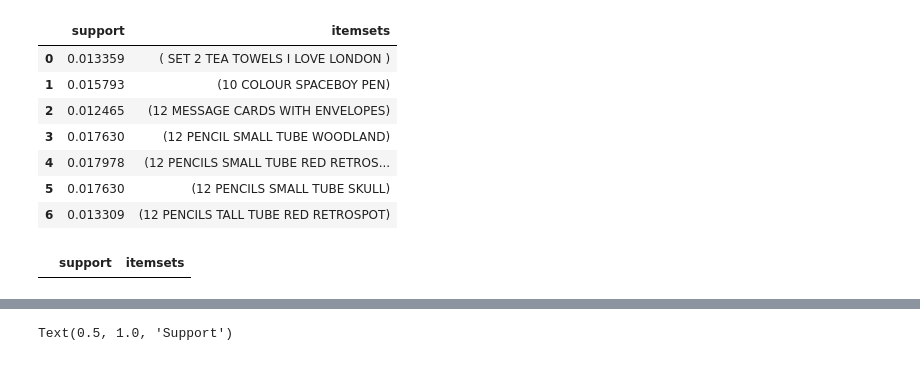
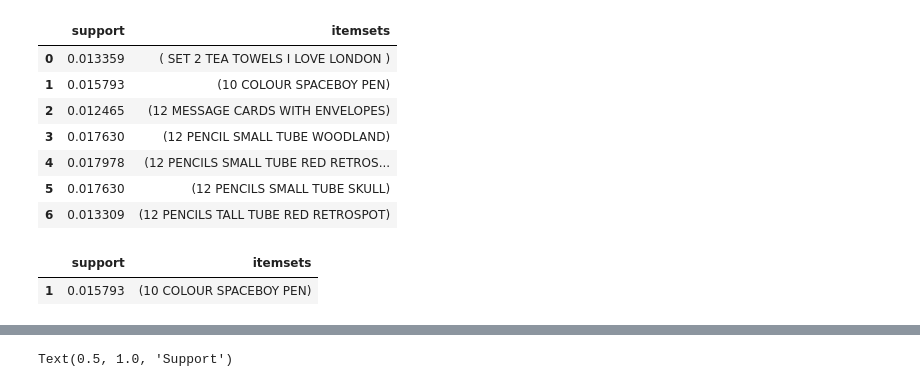
Before and after one commit to TrainingByPackt/Applied-Unsupervised-Learning-with-Python, a Jupyter notebook: Lesson08/Activities/Activities.ipynb, the cells around one changed output, grey strips where cells are left out. Saved outputs shown, nothing was run; the diff lists cells and outputs as text; code cells hidden in the pictures.

```diff
--- a/Lesson08/Acitivities/Activities.ipynb
+++ b/Lesson08/Activities/Activities.ipynb
@@ -74,14 +74,15 @@ mod_colnames_minsupport.loc[0:6]
 | 4 | 0.017978 | (12 PENCILS SMALL TUBE RED RETROS... |
 | 5 | 0.017630 | (12 PENCILS SMALL TUBE SKULL) |
 | 6 | 0.013309 | (12 PENCILS TALL TUBE RED RETROSPOT) |
-# %%
-mod_colnames_minsupport[
-    mod_colnames_minsupport['itemsets'] == frozenset(
-        {'ANTIQUE SILVER TEA GLASS ETCHED', 'REGENCY CAKESTAND 3 TIER'}
-    )
-]
-# %% [output]
-|  | support | itemsets |
+# %%
+mod_colnames_minsupport[
+    mod_colnames_minsupport['itemsets'] == frozenset(
+        {'10 COLOUR SPACEBOY PEN'}
+    )
+]
+# %% [output]
+|  | support | itemsets |
+| 1 | 0.015793 | (10 COLOUR SPACEBOY PEN) |
 # %%
 mod_colnames_minsupport['length'] = (
     mod_colnames_minsupport['itemsets'].apply(lambda x: len(x))
```
Also changed, not shown: parts of 2 cells of this notebook, 1 other file.
